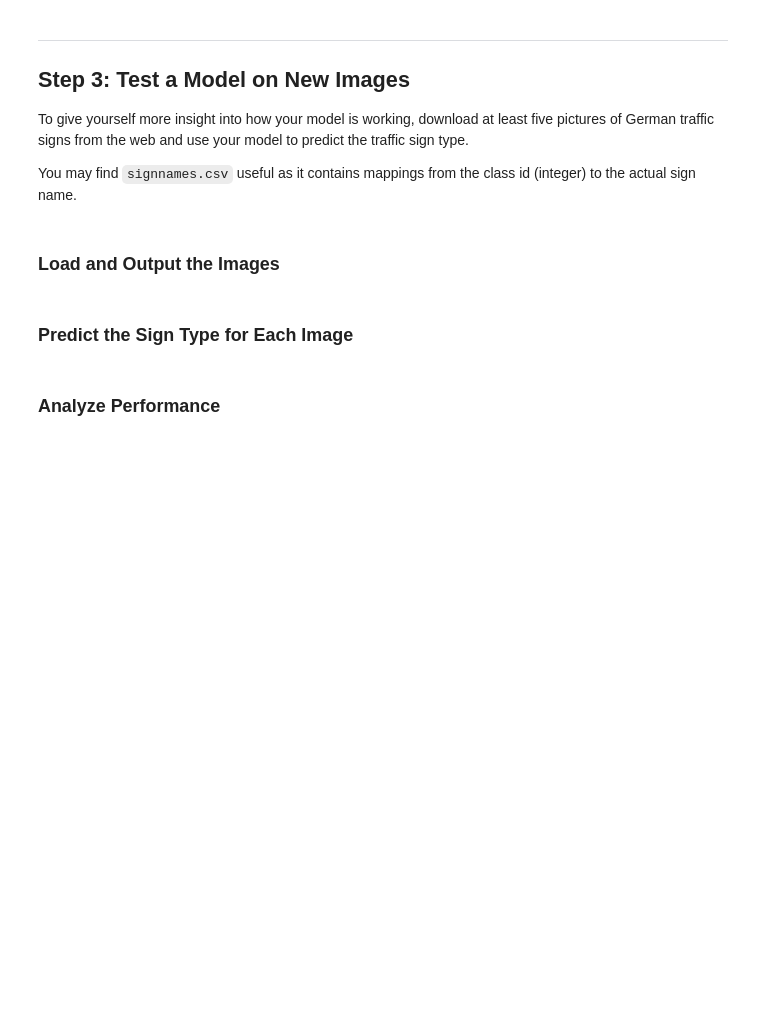
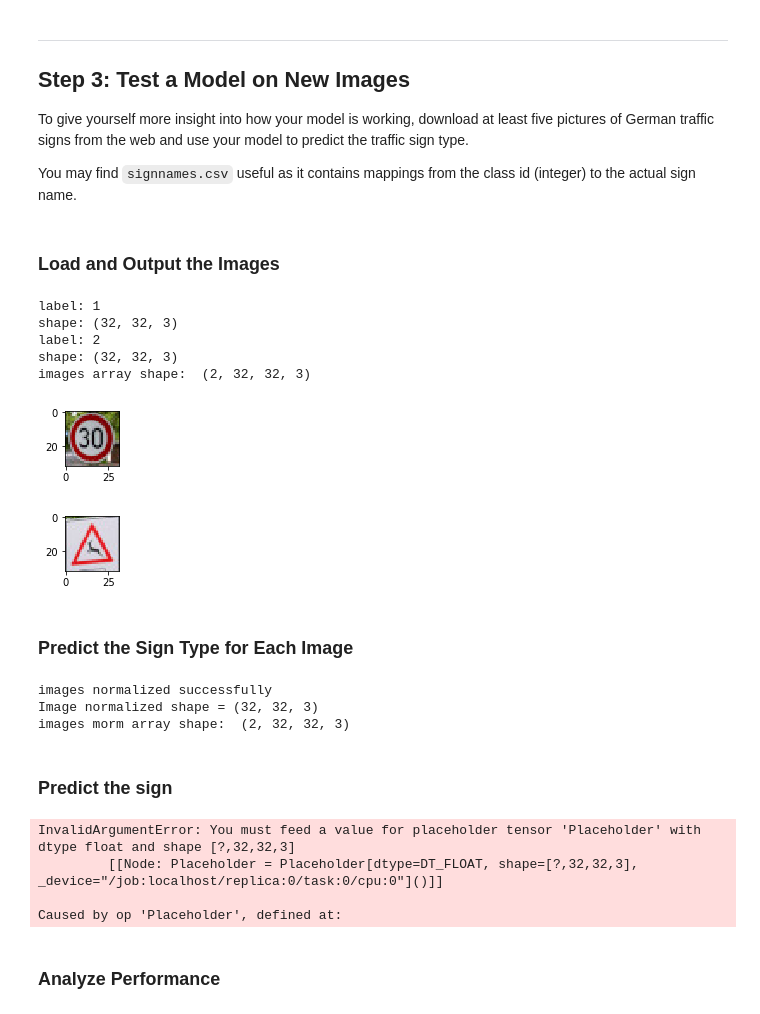
Before and after one commit to agonzale34/sdc-traffic-sign-classifier, a Jupyter notebook: Traffic_Sign_Classifier.ipynb, the cells around one changed output. Cells and saved outputs as stored; diff of their text form; code cells hidden in the pictures; blank space fills up the shorter version.

```diff
--- a/Traffic_Sign_Classifier.ipynb
+++ b/Traffic_Sign_Classifier.ipynb
@@ -391,9 +405,53 @@ You may find `signnames.csv` useful as it contains mappings from the class id (i
+# %%
+# Load the images and plot them here.
+from matplotlib.image import imread
+
+img_speed = imread('./images/speed_std.jpg')
+img_animals = imread('./images/animals_std.jpg')
+
+print_img_label(img_speed, 1)
+print_img_label(img_animals, 2)
+
+X_images_arr = []
+X_images_arr.append(img_speed)
+X_images_arr.append(img_animals)
+X_images = np.array(X_images_arr, dtype='float32')
+print('images array shape: ', X_images.shape)
+# %% [output]
+label: 1
+shape: (32, 32, 3)
+label: 2
+shape: (32, 32, 3)
+images array shape:  (2, 32, 32, 3)
+[figure, added]
+[figure, added]
 # %% [markdown]
 ### Predict the Sign Type for Each Image
 # %%
-### Run the predictions here and use the model to output the prediction for each image.
-### Make sure to pre-process the images with the same pre-processing pipeline used earlier.
-### Feel free to use as many code cells as needed.
+# Run the predictions here and use the model to output the prediction for each image.
+# Make sure to pre-process the images with the same pre-processing pipeline used earlier.
+X_images_norm = gray_scale(normalize(X_images))
+print('images normalized successfully')
+
+# What's the shape of an traffic sign normalized?
+image_norm_shape = format(X_images_norm[0].shape)
+print("Image normalized shape =", image_norm_shape)
+print('images morm array shape: ', X_images_norm.shape)
+# %% [output]
+images normalized successfully
+Image normalized shape = (32, 32, 3)
+images morm array shape:  (2, 32, 32, 3)
+# %% [markdown]
+### Predict the sign
+# %%
+with tf.Session() as sess:
+    results = sess.run(logits, feed_dict={x: X_images_norm})
+    print(results)
+# %% [output]
+InvalidArgumentError: You must feed a value for placeholder tensor 'Placeholder' with dtype float and shape [?,32,32,3]
+         [[Node: Placeholder = Placeholder[dtype=DT_FLOAT, shape=[?,32,32,3], _device="/job:localhost/replica:0/task:0/cpu:0"]()]]
+
+Caused by op 'Placeholder', defined at:
 # %% [markdown]
 ### Analyze Performance
 # %%
```
Also changed, not shown: parts of 7 cells of this notebook, 10 other files.
